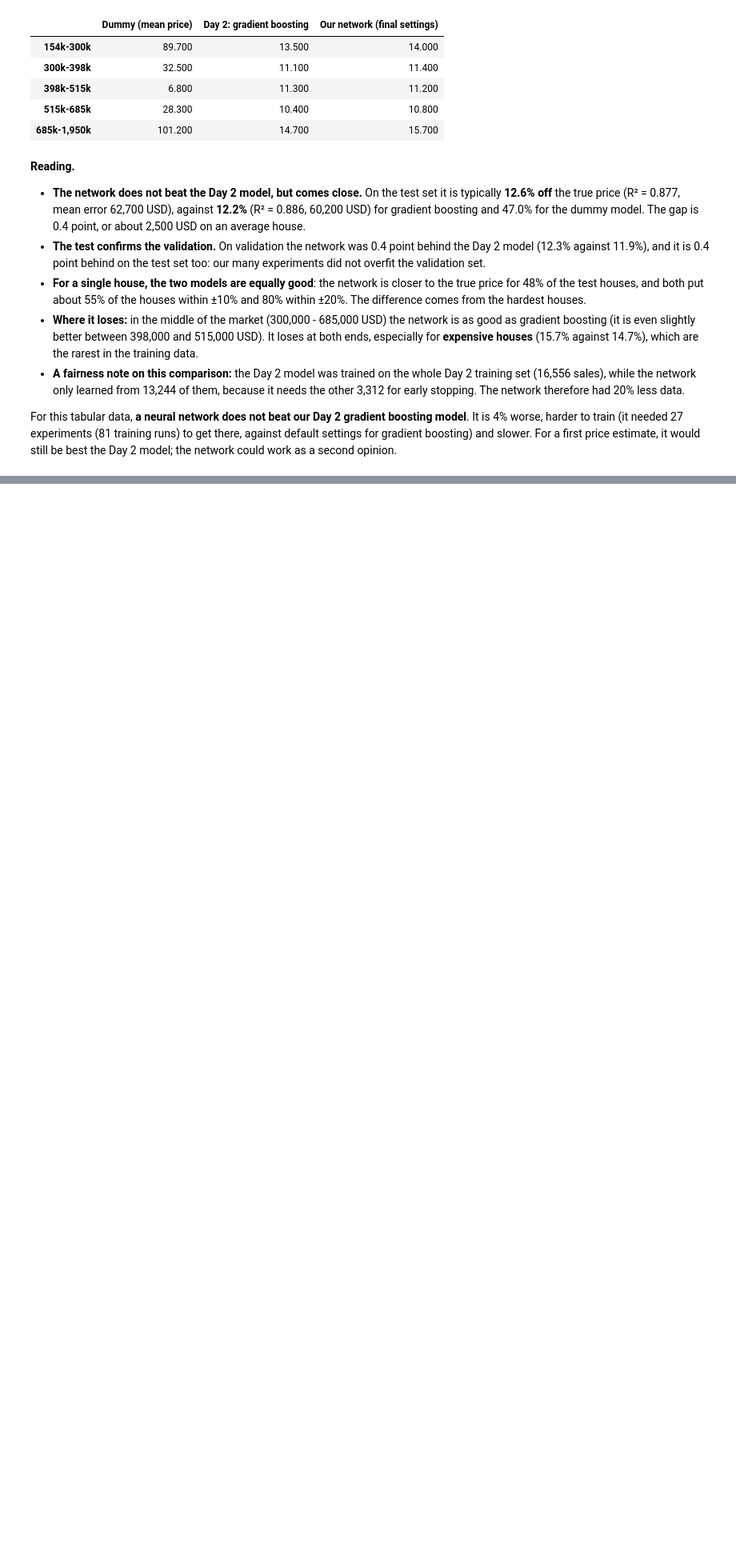
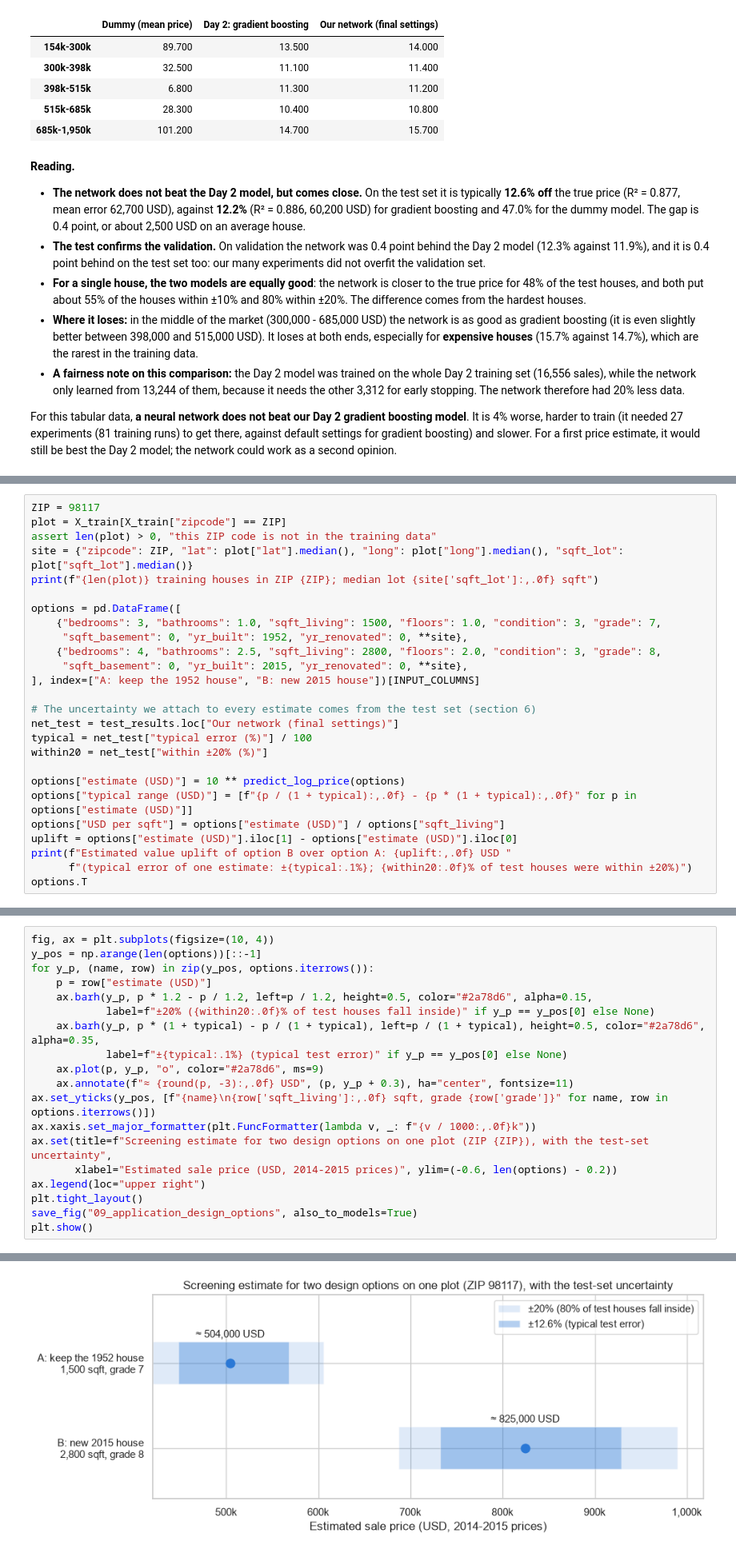
Before and after one commit to iaac-maai/2-day4-assignment, a Jupyter notebook: notebook/neural_network.ipynb, the cells around one changed output, grey strips where cells are left out. Shown at 80% size. Cells and saved outputs as stored; diff of their text form; blank space fills up the shorter version.

```diff
--- a/notebook/neural_network.ipynb
+++ b/notebook/neural_network.ipynb
@@ -1376,0 +1488,26 @@ For this tabular data, **a neural network does not beat our Day 2 gradient boost
+# %%
+ZIP = 98117
+plot = X_train[X_train["zipcode"] == ZIP]
+assert len(plot) > 0, "this ZIP code is not in the training data"
+site = {"zipcode": ZIP, "lat": plot["lat"].median(), "long": plot["long"].median(), "sqft_lot": plot["sqft_lot"].median()}
+print(f"{len(plot)} training houses in ZIP {ZIP}; median lot {site['sqft_lot']:,.0f} sqft")
+
+options = pd.DataFrame([
+    {"bedrooms": 3, "bathrooms": 1.0, "sqft_living": 1500, "floors": 1.0, "condition": 3, "grade": 7,
+     "sqft_basement": 0, "yr_built": 1952, "yr_renovated": 0, **site},
+    {"bedrooms": 4, "bathrooms": 2.5, "sqft_living": 2800, "floors": 2.0, "condition": 3, "grade": 8,
+     "sqft_basement": 0, "yr_built": 2015, "yr_renovated": 0, **site},
+], index=["A: keep the 1952 house", "B: new 2015 house"])[INPUT_COLUMNS]
+
+# The uncertainty we attach to every estimate comes from the test set (section 6)
+net_test = test_results.loc["Our network (final settings)"]
+typical = net_test["typical error (%)"] / 100
+within20 = net_test["within ±20% (%)"]
+
+options["estimate (USD)"] = 10 ** predict_log_price(options)
+options["typical range (USD)"] = [f"{p / (1 + typical):,.0f} - {p * (1 + typical):,.0f}" for p in options["estimate (USD)"]]
+options["USD per sqft"] = options["estimate (USD)"] / options["sqft_living"]
+uplift = options["estimate (USD)"].iloc[1] - options["estimate (USD)"].iloc[0]
+print(f"Estimated value uplift of option B over option A: {uplift:,.0f} USD "
+      f"(typical error of one estimate: ±{typical:.1%}; {within20:.0f}% of test houses were within ±20%)")
+options.T
@@ -1376,0 +1534,20 @@ For this tabular data, **a neural network does not beat our Day 2 gradient boost
+# %%
+fig, ax = plt.subplots(figsize=(10, 4))
+y_pos = np.arange(len(options))[::-1]
+for y_p, (name, row) in zip(y_pos, options.iterrows()):
+    p = row["estimate (USD)"]
+    ax.barh(y_p, p * 1.2 - p / 1.2, left=p / 1.2, height=0.5, color="#2a78d6", alpha=0.15,
+            label=f"±20% ({within20:.0f}% of test houses fall inside)" if y_p == y_pos[0] else None)
+    ax.barh(y_p, p * (1 + typical) - p / (1 + typical), left=p / (1 + typical), height=0.5, color="#2a78d6", alpha=0.35,
+            label=f"±{typical:.1%} (typical test error)" if y_p == y_pos[0] else None)
+    ax.plot(p, y_p, "o", color="#2a78d6", ms=9)
+    ax.annotate(f"≈ {round(p, -3):,.0f} USD", (p, y_p + 0.3), ha="center", fontsize=11)
+ax.set_yticks(y_pos, [f"{name}\n{row['sqft_living']:,.0f} sqft, grade {row['grade']}" for name, row in options.iterrows()])
+ax.xaxis.set_major_formatter(plt.FuncFormatter(lambda v, _: f"{v / 1000:,.0f}k"))
+ax.set(title=f"Screening estimate for two design options on one plot (ZIP {ZIP}), with the test-set uncertainty",
+       xlabel="Estimated sale price (USD, 2014-2015 prices)", ylim=(-0.6, len(options) - 0.2))
+ax.legend(loc="upper right")
+plt.tight_layout()
+save_fig("09_application_design_options", also_to_models=True)
+plt.show()
+# %% [output]
@@ -1376,0 +1556 @@ For this tabular data, **a neural network does not beat our Day 2 gradient boost
+[figure, added]
```
Also changed, not shown: parts of 11 cells of this notebook, 4 other files.
